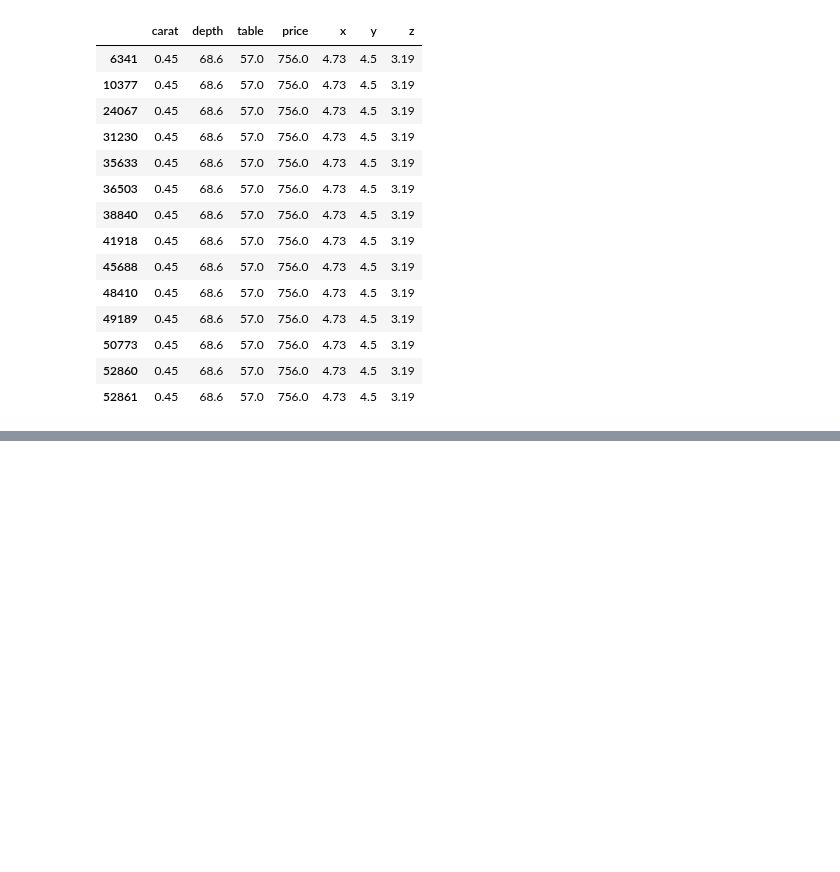
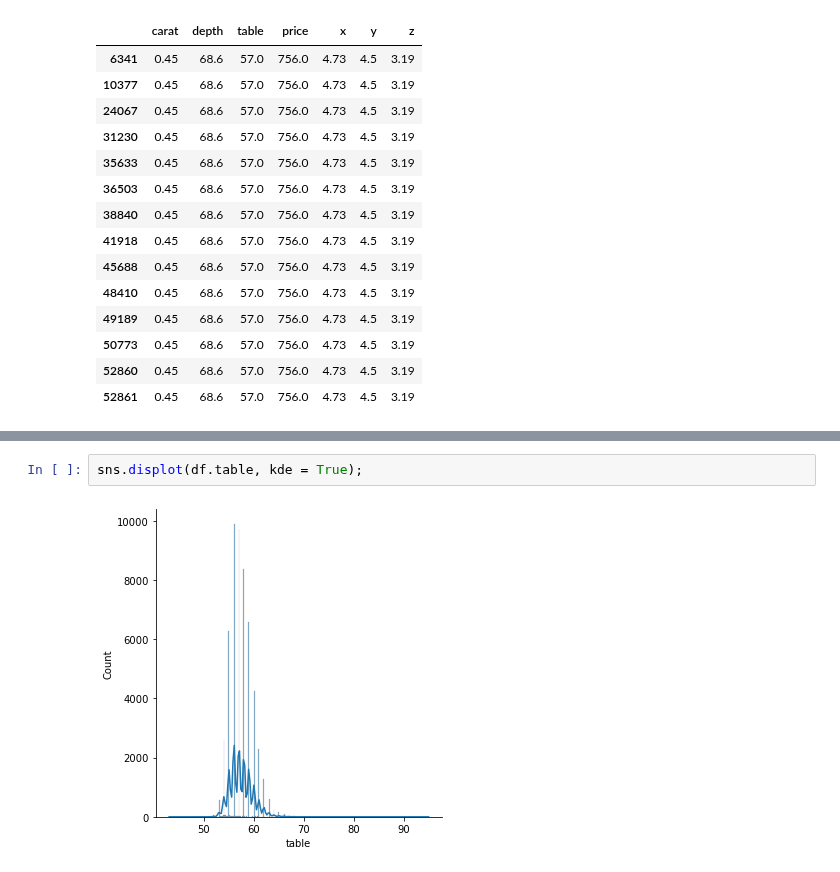
Before and after one commit to abdullahcayde/Trainings, a Jupyter notebook: Data_Preprocessing/Untitled1.ipynb, the cells around one changed output, grey strips where cells are left out. Drawn from its saved outputs; the diff is of its cells as text; blank space fills up the shorter version.

```diff
--- a/Data_Preprocessing/Untitled1.ipynb
+++ b/Data_Preprocessing/Untitled1.ipynb
@@ -279,0 +337,4 @@ df[~aykiri_olmayan_tf]
+# %%
+sns.displot(df.table, kde = True);
+# %% [output]
+[figure, added]
```
Also changed, not shown: parts of 8 cells of this notebook, 1 other file.
